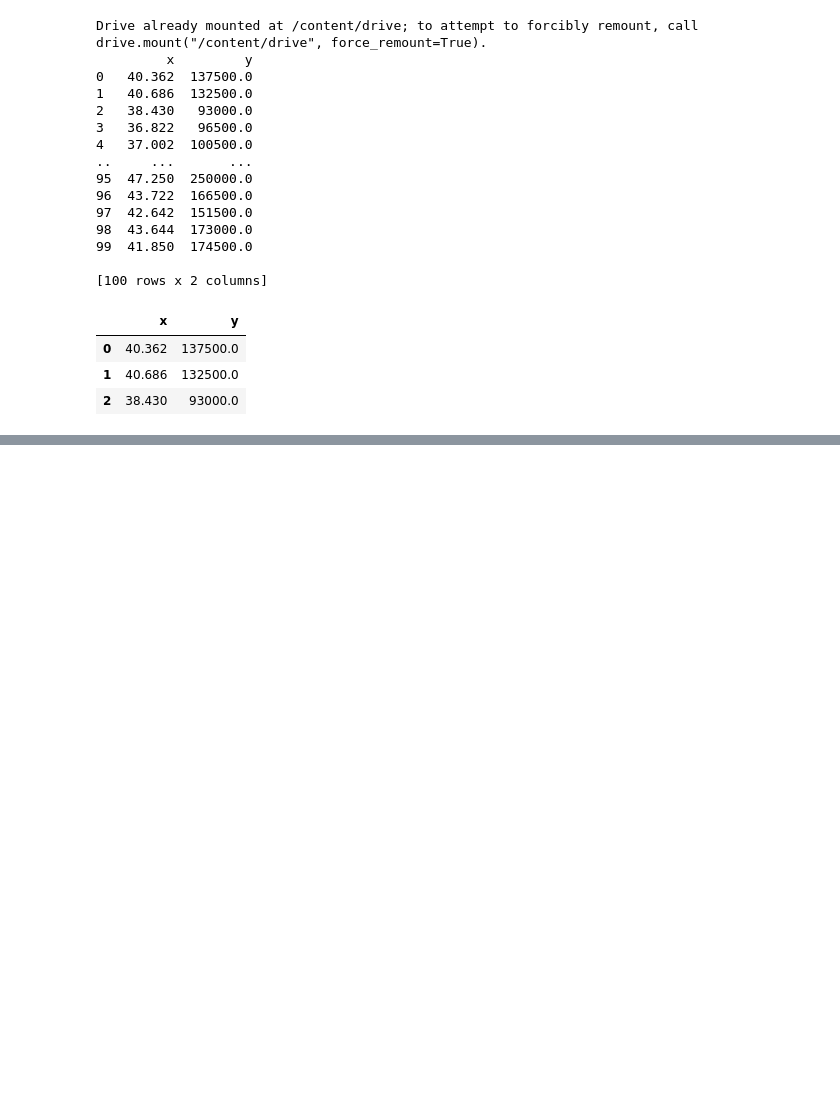
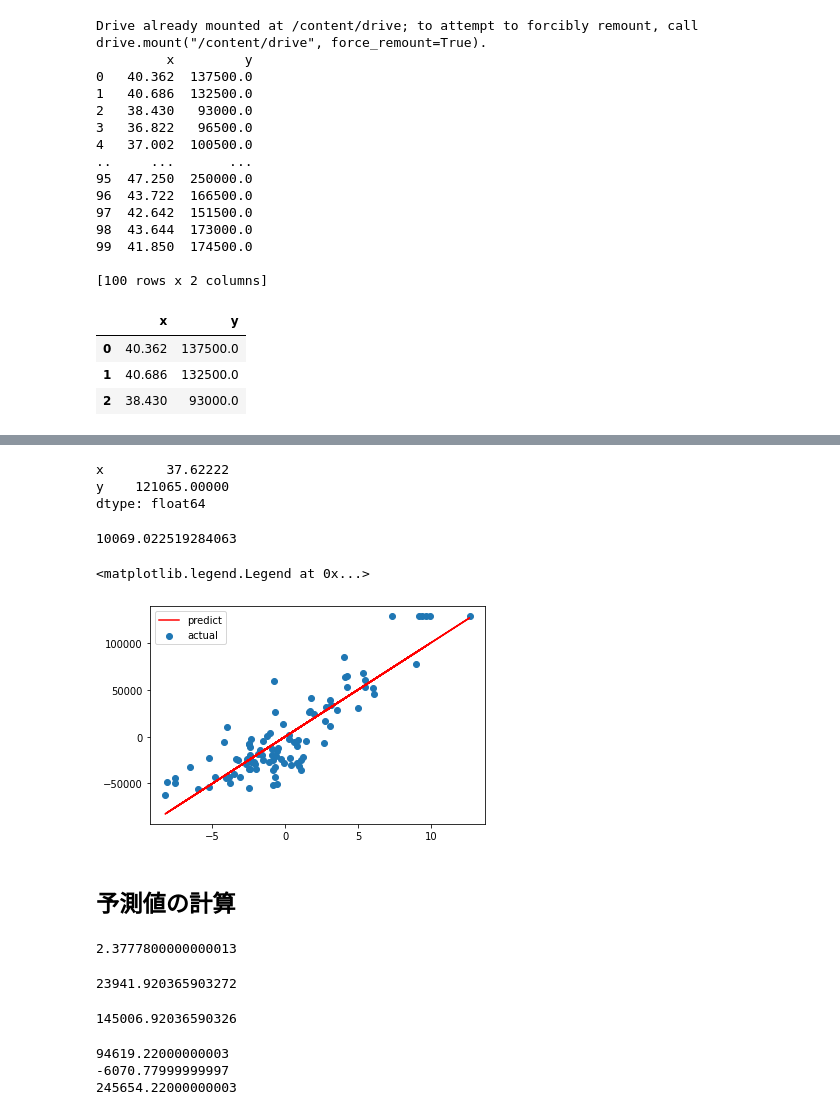
Before and after one commit to umanari145/python_ai, a Jupyter notebook: kikagaku01.ipynb, the cells around one changed output, grey strips where cells are left out. Drawn from its saved outputs; the diff is of its cells as text; code cells hidden in the pictures; blank space fills up the shorter version.

```diff
--- a/kikagaku01.ipynb
+++ b/kikagaku01.ipynb
@@ -88,0 +109,75 @@ y = df['y']
+# %%
+df.mean()
+# %% [output]
+x        37.62222
+y    121065.00000
+dtype: float64
+# %%
+df_c = df - df.mean()
+df_c.head(3)
+
+df_c.describe()
+x= df_c['x']
+y= df_c['y']
+# %%
+## パラメータaの計算
+xx = x*x
+xy = x*y
+a = xy.sum()/xx.sum()
+a
+# %% [output]
+10069.022519284063
+# %%
+# 予測値のplot
+# 判例をつける
+plt.scatter(x,y, label='actual')
+# 予測値
+plt.plot(x, a*x, label='predict', color='red')
+# 判例表示
+plt.legend()
+# %% [output]
+<matplotlib.legend.Legend at 0x...>
+[figure, added]
+# %% [markdown]
+## 予測値の計算
+# %%
+x_new = 40 #40平米の部屋
+mean = df.mean()
+mean['x']
+
+xc = x_new - mean['x']
+xc
+# %% [output]
+2.3777800000000013
+# %%
+yc =a*xc
+print(yc)
+# %% [output]
+23941.920365903272
+# %%
+# 実測値の計算
+y_hat = yc+mean['y']
+y_hat
+# %% [output]
+145006.92036590326
+# %%
+# 予測値の計算
+def predict(x):
+     #定数項
+     a = 10069
+     xm = 37.62
+     ym = 121000
+     return a*(x - xm) + ym
+
+# 内挿なので正常な値が出る
+print(predict(35))
+
+# 外挿の範囲なのでおかしい値が出てくる
+print(predict(25))
+
+
+print(predict(50))
+# %% [output]
+94619.22000000003
+-6070.77999999997
+245654.22000000003
```
Also changed, not shown: parts of 2 cells of this notebook.
